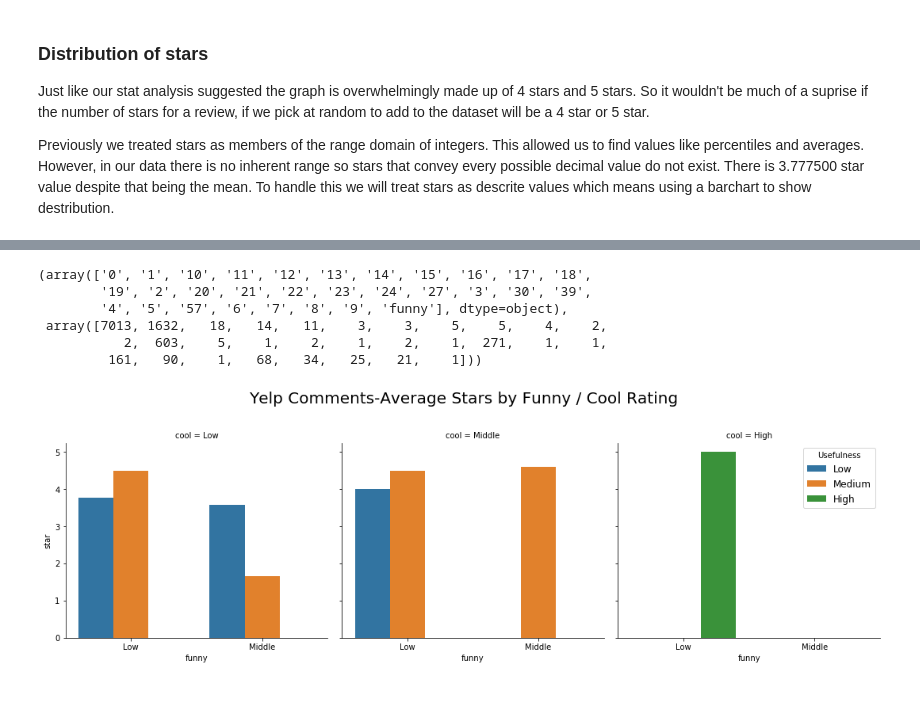
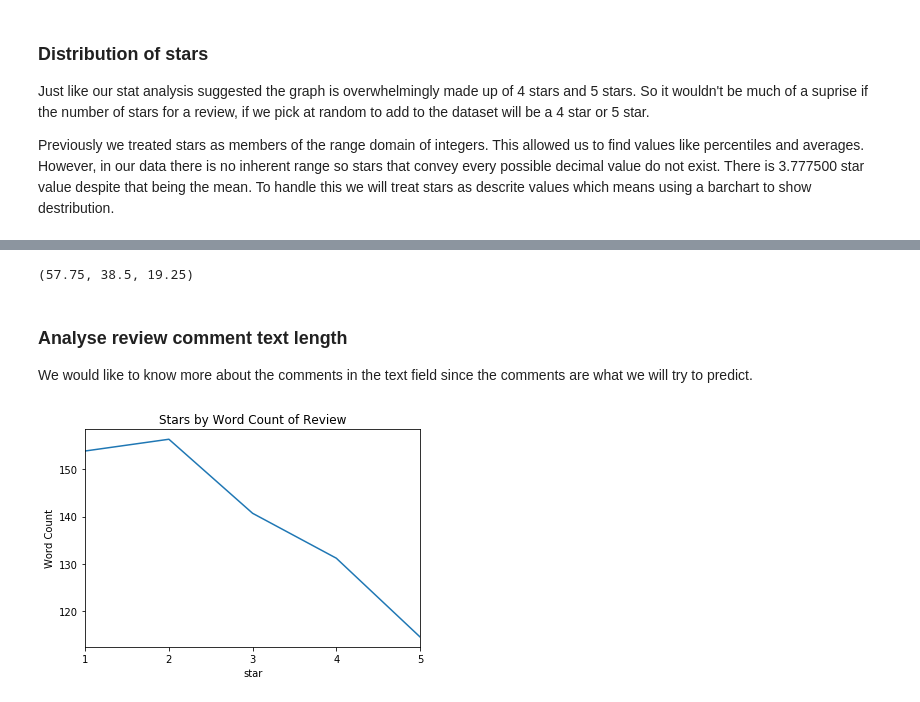
Before and after one commit to ChadAdam/Machine_Learning, a Jupyter notebook: random_forest.ipynb, the cells around one changed output, grey strips where cells are left out. Saved outputs shown, nothing was run; the diff lists cells and outputs as text; code cells hidden in the pictures.

```diff
--- a/random_forest.ipynb
+++ b/random_forest.ipynb
@@ -250,59 +235,40 @@ The combination of these two datasets tells us that if the top 50% of reviews ca
 # %%
-#sns.barplot('star','cool', data = yelp_df)
-#sns.barplot('star','funny', data = yelp_df)
-
-#yelp_df['useful'] = yelp_df['useful'].astype(str) # Change value into category!!!
-#yelp_df['cool'] = yelp_df['cool'].astype(str)
-#yelp_df['star'] = yelp_df['star'].astype(str)
-#groupby = yelp_df[['star','cool', 'useful']].groupby(['star','cool'], as_index=False).agg('count')
-#yelp_df['cool'].value_counts()
-
-''''embark_perc = titanic_df[["Embarked", "Survived"]].groupby(['Embarked'],as_index=False).mean()
-sns.barplot(x='Embarked', y='Survived', data=embark_perc,order=['S','C','Q'],ax=axis'''
-#pd.DataFrame(groupby).unstack(level=0).T.plot(kind='hbar')
-#a = pd.DataFrame(groupby).unstack(level=1)#.iloc[:,1].plot(kind='bar')
-#sns.barplot('cool','star',data=a)
-
-#sns.barplot(a.index , 'star', data=a)
-
 
 
 #cool transformation
-top = (1/100)*(75*yelp_df['cool'].unique().max()+100*yelp_df['cool'].unique().min()-50*yelp_df['cool'].unique().min())
+top = (1/100)*(75*yelp_df['cool'].unique().max()+100*yelp_df['cool'].unique().min()-75*yelp_df['cool'].unique().min())
 mid = (1/100)*(50*yelp_df['cool'].unique().max()+100*yelp_df['cool'].unique().min()-50*yelp_df['cool'].unique().min())
-bottom = (1/100)*(25*yelp_df['cool'].unique().max()+100*yelp_df['cool'].unique().min()-50*yelp_df['cool'].unique().min())
-#Useful Tranformation
-top1 = (1/100)*(75*yelp_df['useful'].unique().max()+100*yelp_df['useful'].unique().min()-50*yelp_df['useful'].unique().min())
+bottom = (1/100)*(25*yelp_df['cool'].unique().max()+100*yelp_df['cool'].unique().min()-25*yelp_df['cool'].unique().min())
+# Useful Tranformation
+top1 = (1/100)*(75*yelp_df['useful'].unique().max()+100*yelp_df['useful'].unique().min()-75*yelp_df['useful'].unique().min())
 mid1 = (1/100)*(50*yelp_df['useful'].unique().max()+100*yelp_df['useful'].unique().min()-50*yelp_df['useful'].unique().min())
-bottom1 = (1/100)*(25*yelp_df['useful'].unique().max()+100*yelp_df['useful'].unique().min()-50*yelp_df['useful'].unique().min())
+bottom1 = (1/100)*(25*yelp_df['useful'].unique().max()+100*yelp_df['useful'].unique().min()-25*yelp_df['useful'].unique().min())
 # Funny Transformation
-top2 = (1/100)*(75*yelp_df['funny'].unique().max()+100*yelp_df['funny'].unique().min()-50*yelp_df['funny'].unique().min())
+top2 = (1/100)*(75*yelp_df['funny'].unique().max()+100*yelp_df['funny'].unique().min()-75*yelp_df['funny'].unique().min())
 mid2 = (1/100)*(50*yelp_df['funny'].unique().max()+100*yelp_df['funny'].unique().min()-50*yelp_df['funny'].unique().min())
-bottom2 = (1/100)*(25*yelp_df['funny'].unique().max()+100*yelp_df['funny'].unique().min()-50*yelp_df['funny'].unique().min())
-# Funny Transformation
-#yelp_df['cool1'] = yelp_df['cool'].apply(lambda x: 'low' if x < bottom else 'high' if x > top else 'mid')
+bottom2 = (1/100)*(25*yelp_df['funny'].unique().max()+100*yelp_df['funny'].unique().min()-25*yelp_df['funny'].unique().min())
+
 
 yelp_df['cool'] = yelp_df['cool'].apply(lambda x: 'Low' if x < bottom else 'High' if x > top else 'Middle')
-yelp_df['useful'] = yelp_df['useful'].apply(lambda x: 0 if x < bottom1 else 2 if x > top1 else 1)
+yelp_df['useful'] = yelp_df['useful'].apply(lambda x: 'Low' if x < bottom1 else 'High' if x > top1 else 'Middle')
 yelp_df['funny'] = yelp_df['funny'].apply(lambda x: 'Low' if x < bottom else 'High' if x > top else 'Middle')
 np.unique(df['funny'] , return_counts=True)
-#np.unique(yelp_df['cool1'] , return_counts=True) , np.unique(yelp_df['cool2'] , return_counts=True)
+top , mid , bottom
 # %% [output]
-(array(['0', '1', '10', '11', '12', '13', '14', '15', '16', '17', '18',
-        '19', '2', '20', '21', '22', '23', '24', '27', '3', '30', '39',
-        '4', '5', '57', '6', '7', '8', '9', 'funny'], dtype=object),
- array([7013, 1632,   18,   14,   11,    3,    3,    5,    5,    4,    2,
-           2,  603,    5,    1,    2,    1,    2,    1,  271,    1,    1,
-         161,   90,    1,   68,   34,   25,   21,    1]))
+(57.75, 38.5, 19.25)
-# %%
-
-g =sns.catplot(x ='funny',y='star',hue='useful', kind='bar',col='cool',ci=None,data = yelp_df, legend=False )
-plt.legend(labels=['Low', 'Medium', 'High'], title='Usefulness', fancybox=True, fontsize='large')
-#plt.xlabel('')
-plt.subplots_adjust(top=0.8)
-g.fig.suptitle('Yelp Comments-Average Stars by Funny / Cool Rating', fontsize=20)
-plt.show()
-#sns.catplot(x ='cool',y='star',hue='useful', kind='bar',data = yelp_df)
-#plt.show()
-# %% [output]
-[figure, removed]
+# %% [markdown]
+### Analyse review comment text length
+
+We would like to know more about the comments in the text field since the comments are what we will try to predict.
+# %%
+
+
+
+yelp_df['count'] = yelp_df['texts'].str.split().apply(lambda x:len(x))
+plt.title('Stars by Word Count of Review')
+g = yelp_df.groupby('star')['count'].mean().plot()
+g.locator_params(integer=True)
+plt.ylabel('Word Count')
+plt.show()
+# %% [output]
+[figure, added]
```
Also changed, not shown: parts of 14 cells of this notebook.
